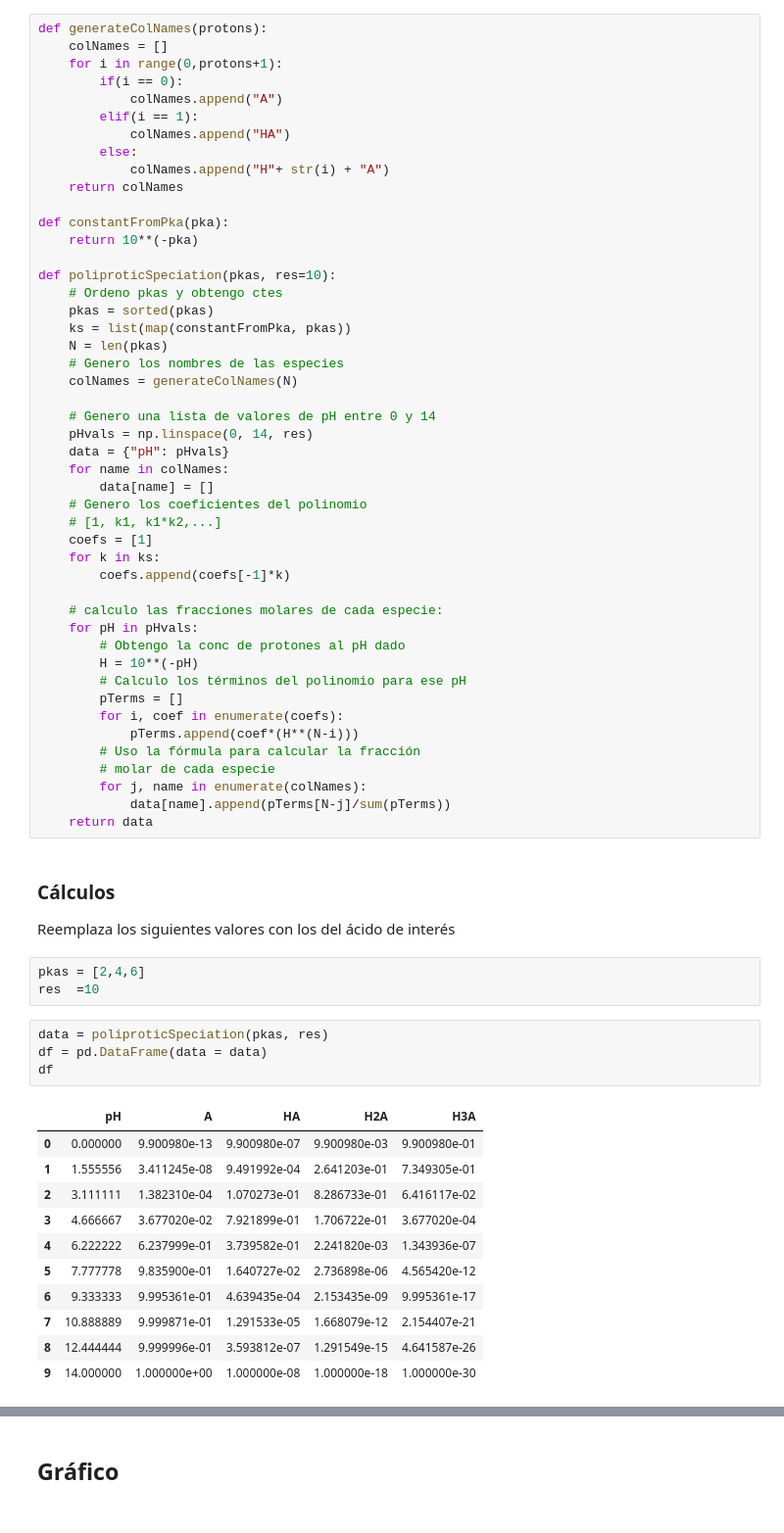
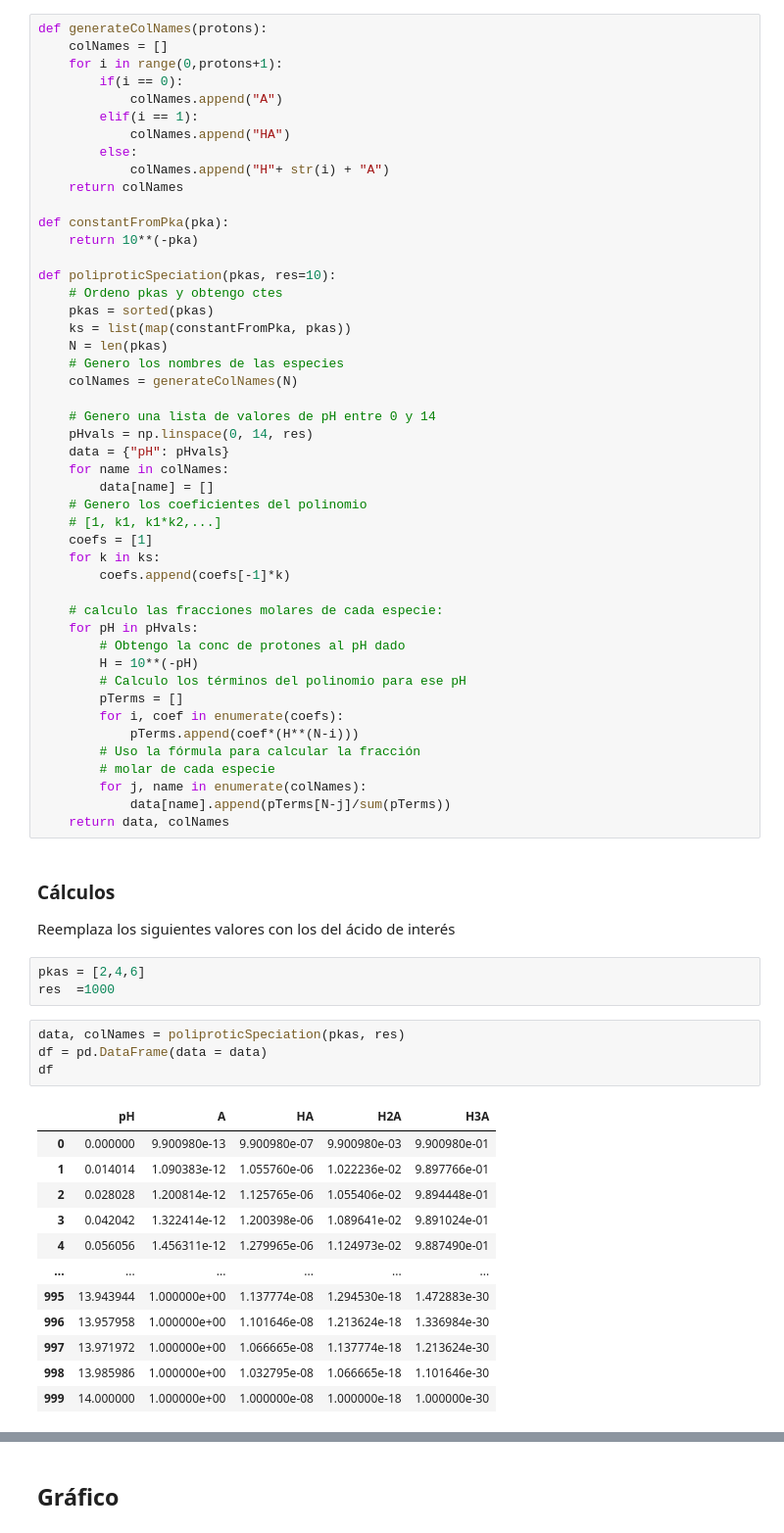
Before and after one commit to LeandroHornos/python-speciation-diagram, a Jupyter notebook: python-speciation-chart.ipynb, the cells around one changed output, grey strips where cells are left out. Shown: that part at 98% size. Cells and saved outputs as stored; diff of their text form.

```diff
--- a/python-speciation-chart.ipynb
+++ b/python-speciation-chart.ipynb
@@ -89,26 +90,27 @@ def poliproticSpeciation(pkas, res=10):
         # molar de cada especie
         for j, name in enumerate(colNames):
             data[name].append(pTerms[N-j]/sum(pTerms))
-    return data
+    return data, colNames
 # %% [markdown]
 ### Cálculos
 Reemplaza los siguientes valores con los del ácido de interés
 # %%
 pkas = [2,4,6]
-res  =10
+res  =1000
 # %%
-data = poliproticSpeciation(pkas, res)
+data, colNames = poliproticSpeciation(pkas, res)
 df = pd.DataFrame(data = data)
 df
 # %% [output]
 |  | pH | A | HA | H2A | H3A |
 | 0 | 0.000000 | 9.900980e-13 | 9.900980e-07 | 9.900980e-03 | 9.900980e-01 |
-| 1 | 1.555556 | 3.411245e-08 | 9.491992e-04 | 2.641203e-01 | 7.349305e-01 |
-| 2 | 3.111111 | 1.382310e-04 | 1.070273e-01 | 8.286733e-01 | 6.416117e-02 |
-| 3 | 4.666667 | 3.677020e-02 | 7.921899e-01 | 1.706722e-01 | 3.677020e-04 |
-| 4 | 6.222222 | 6.237999e-01 | 3.739582e-01 | 2.241820e-03 | 1.343936e-07 |
-| 5 | 7.777778 | 9.835900e-01 | 1.640727e-02 | 2.736898e-06 | 4.565420e-12 |
-| 6 | 9.333333 | 9.995361e-01 | 4.639435e-04 | 2.153435e-09 | 9.995361e-17 |
-| 7 | 10.888889 | 9.999871e-01 | 1.291533e-05 | 1.668079e-12 | 2.154407e-21 |
-| 8 | 12.444444 | 9.999996e-01 | 3.593812e-07 | 1.291549e-15 | 4.641587e-26 |
-| 9 | 14.000000 | 1.000000e+00 | 1.000000e-08 | 1.000000e-18 | 1.000000e-30 |
+| 1 | 0.014014 | 1.090383e-12 | 1.055760e-06 | 1.022236e-02 | 9.897766e-01 |
+| 2 | 0.028028 | 1.200814e-12 | 1.125765e-06 | 1.055406e-02 | 9.894448e-01 |
+| 3 | 0.042042 | 1.322414e-12 | 1.200398e-06 | 1.089641e-02 | 9.891024e-01 |
+| 4 | 0.056056 | 1.456311e-12 | 1.279965e-06 | 1.124973e-02 | 9.887490e-01 |
+| ... | ... | ... | ... | ... | ... |
+| 995 | 13.943944 | 1.000000e+00 | 1.137774e-08 | 1.294530e-18 | 1.472883e-30 |
+| 996 | 13.957958 | 1.000000e+00 | 1.101646e-08 | 1.213624e-18 | 1.336984e-30 |
+| 997 | 13.971972 | 1.000000e+00 | 1.066665e-08 | 1.137774e-18 | 1.213624e-30 |
+| 998 | 13.985986 | 1.000000e+00 | 1.032795e-08 | 1.066665e-18 | 1.101646e-30 |
+| 999 | 14.000000 | 1.000000e+00 | 1.000000e-08 | 1.000000e-18 | 1.000000e-30 |
```
Also changed, not shown: parts of 3 cells of this notebook, 1 other file.
